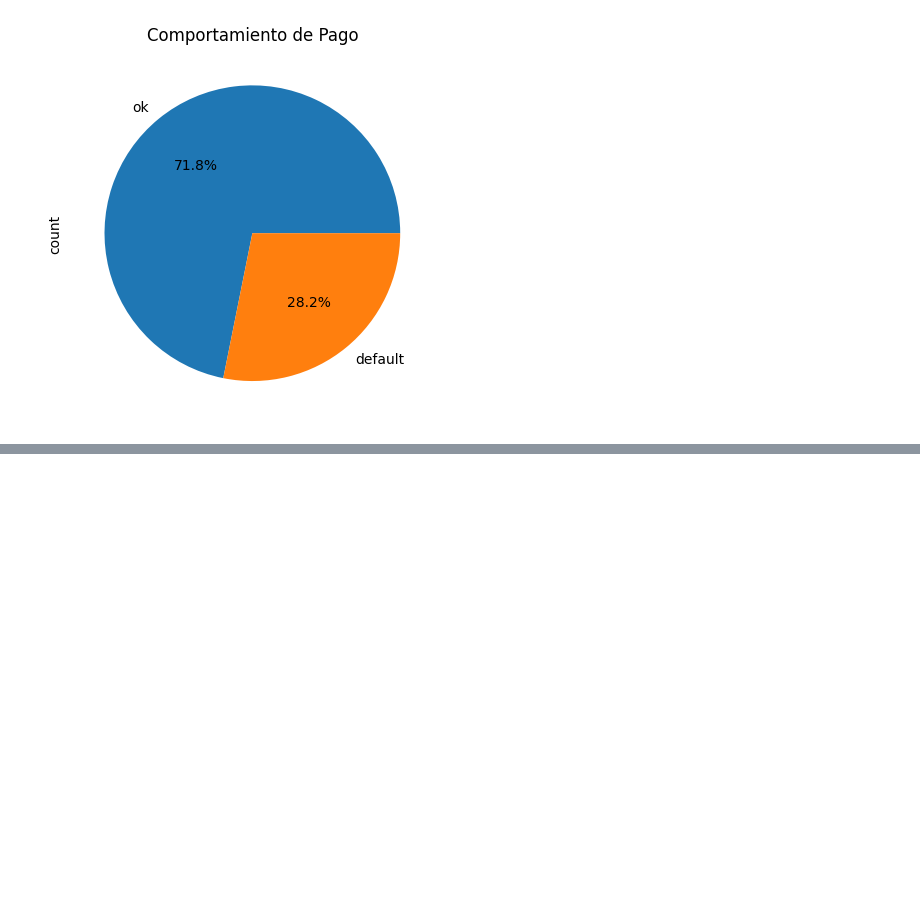
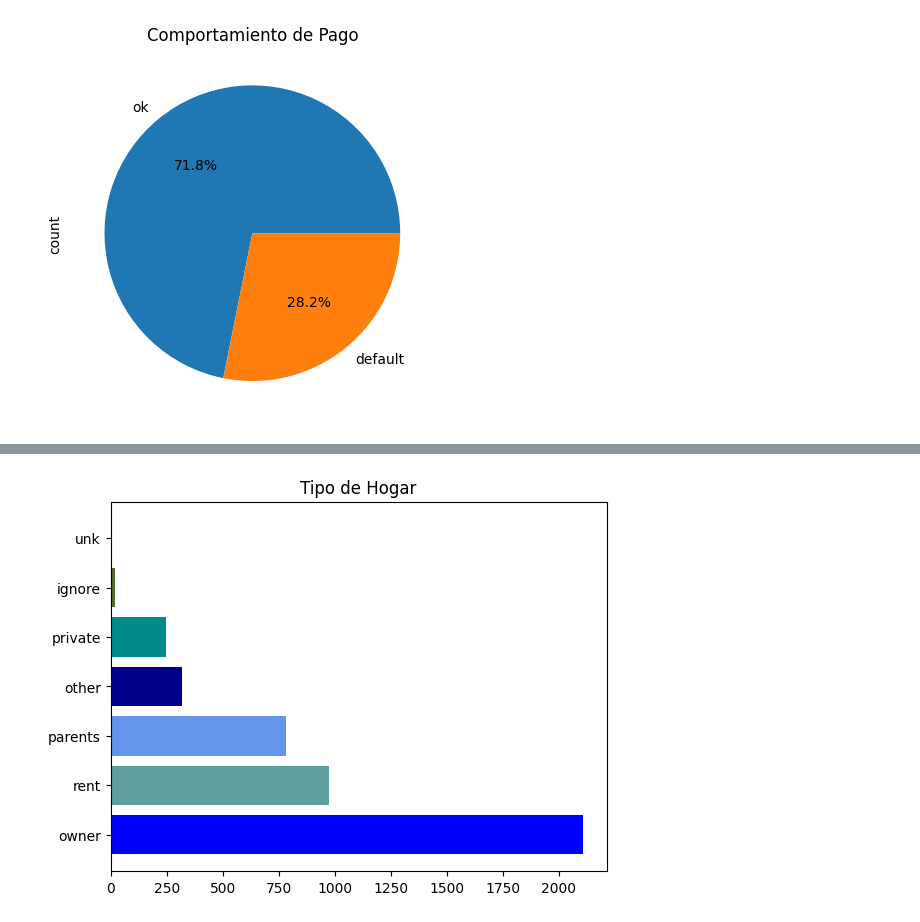
Before and after one commit to Juan1Barajas/Caso-Practico-Bedu-Python, a Jupyter notebook: Trabajo Final Final.ipynb, the cells around one changed output, grey strips where cells are left out. Drawn from its saved outputs; the diff is of its cells as text; code cells hidden in the pictures; blank space fills up the shorter version.

```diff
--- a/Trabajo Final Final.ipynb
+++ b/Trabajo Final Final.ipynb
@@ -182,0 +205,12 @@ plt.show()
+# %%
+plt.title("Tipo de Hogar")
+
+x= df["home"].value_counts().index
+y= df["home"].value_counts()
+
+colores= ("blue", "cadetblue", "cornflowerblue", "darkblue", "darkcyan", "darkolivegreen", "darkseagreen")
+
+plt.barh(x,y,color=colores)
+plt.show()
+# %% [output]
+[figure, added]
```
Also changed, not shown: parts of 12 cells of this notebook, 1 other file.
